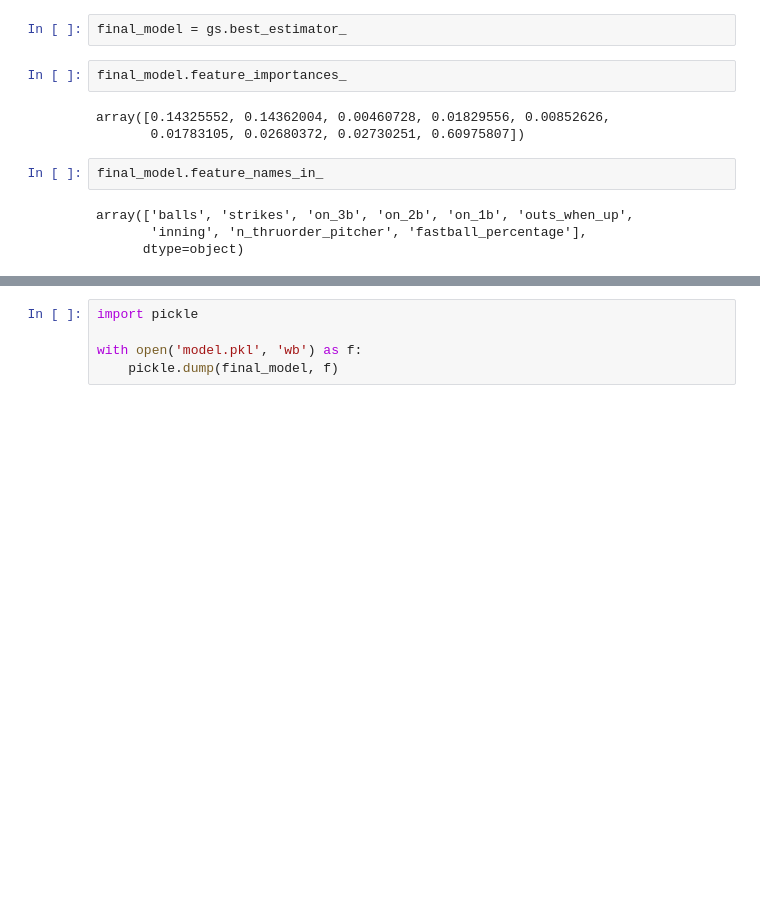
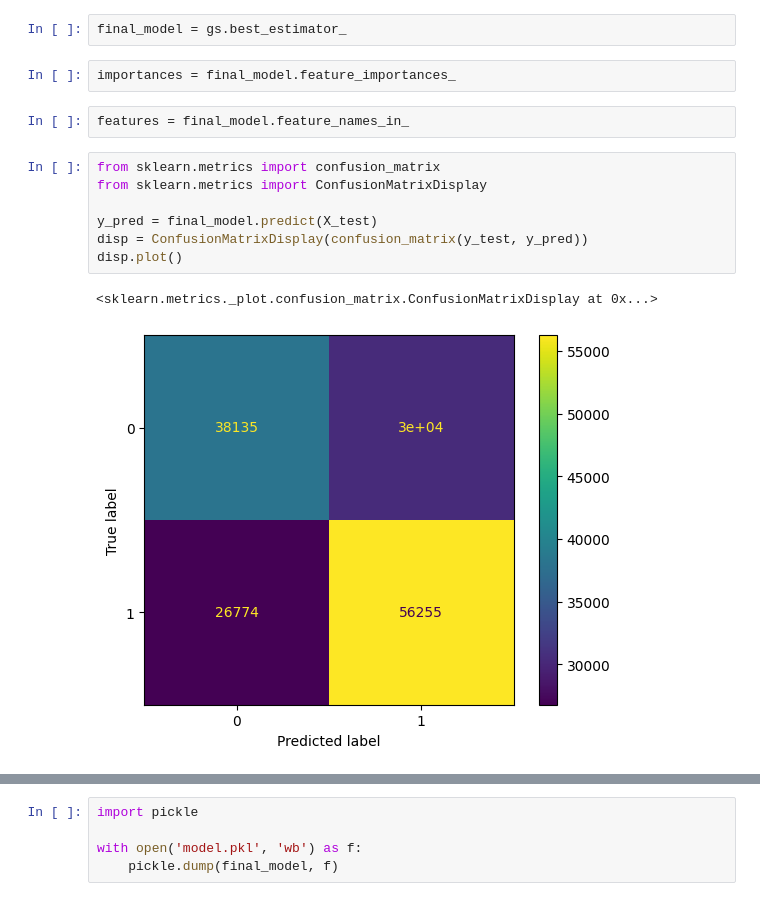
Before and after one commit to hdjwis/FastballPrediction, a Jupyter notebook: FastballPrediction.ipynb, the cells around one changed output, grey strips where cells are left out. Drawn from its saved outputs; the diff is of its cells as text; blank space fills up the shorter version.

Commit message:
Added graphs and metrics

```diff
--- a/FastballPrediction.ipynb
+++ b/FastballPrediction.ipynb
@@ -733,13 +727,16 @@ gs.best_params_
 # %%
 final_model = gs.best_estimator_
-# %%
-final_model.feature_importances_
-# %% [output]
-array([0.14325552, 0.14362004, 0.00460728, 0.01829556, 0.00852626,
-       0.01783105, 0.02680372, 0.02730251, 0.60975807])
-# %%
-final_model.feature_names_in_
-# %% [output]
-array(['balls', 'strikes', 'on_3b', 'on_2b', 'on_1b', 'outs_when_up',
-       'inning', 'n_thruorder_pitcher', 'fastball_percentage'],
-      dtype=object)
+# %%
+importances = final_model.feature_importances_
+# %%
+features = final_model.feature_names_in_
+# %%
+from sklearn.metrics import confusion_matrix
+from sklearn.metrics import ConfusionMatrixDisplay
+
+y_pred = final_model.predict(X_test)
+disp = ConfusionMatrixDisplay(confusion_matrix(y_test, y_pred))
+disp.plot()
+# %% [output]
+<sklearn.metrics._plot.confusion_matrix.ConfusionMatrixDisplay at 0x...>
+[figure, added]
```
Also changed, not shown: parts of 24 cells of this notebook, 6 other files.
